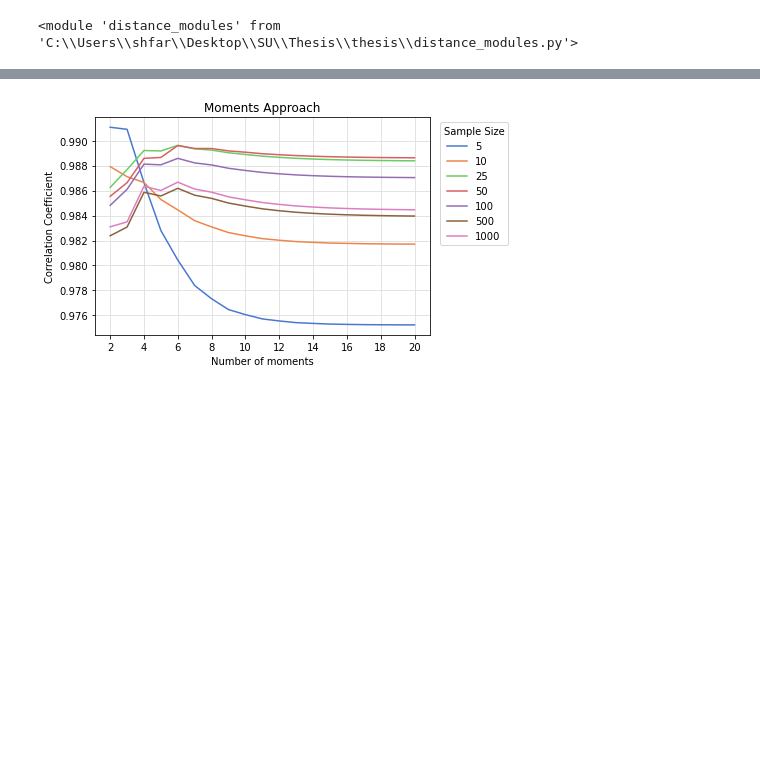
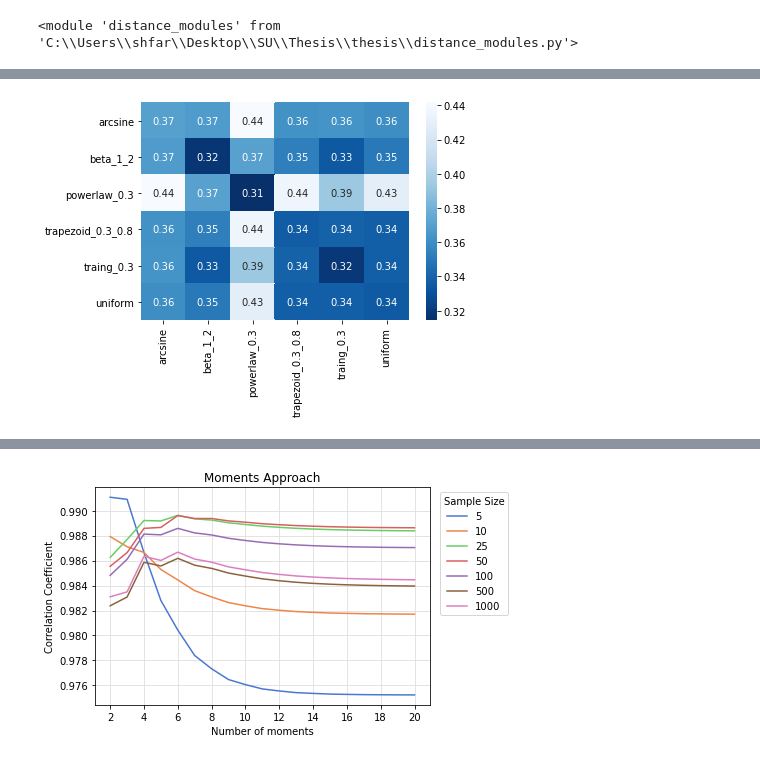
Before and after one commit to sheilafarrahi/thesis, a Jupyter notebook: distance.ipynb, the cells around one changed output, grey strips where cells are left out. Drawn from its saved outputs; the diff is of its cells as text; code cells hidden in the pictures; blank space fills up the shorter version.

```diff
--- a/distance.ipynb
+++ b/distance.ipynb
@@ -18,3 +18,4 @@ importlib.reload(d)
 sample_size, nr_sample = 5, 10
 bounded_dists = dm.get_bounded_distribution()
 bounded_samples = dm.get_samples(bounded_dists, nr_sample, sample_size)
+st_bounded_samples = standardize_df(bounded_samples)
@@ -67,0 +27,5 @@ array([[0.1096661 , 0.10068648, 0.13189304, 0.08171019, 0.07731934,
+# %%
+original_d, original_std = d.w_distance(st_bounded_samples)
+d.plot_matrix(original_d, st_bounded_samples.iloc[:,-1].unique())
+# %% [output]
+[figure, new version]
```
Also changed, not shown: parts of 31 cells of this notebook, 3 other files.
